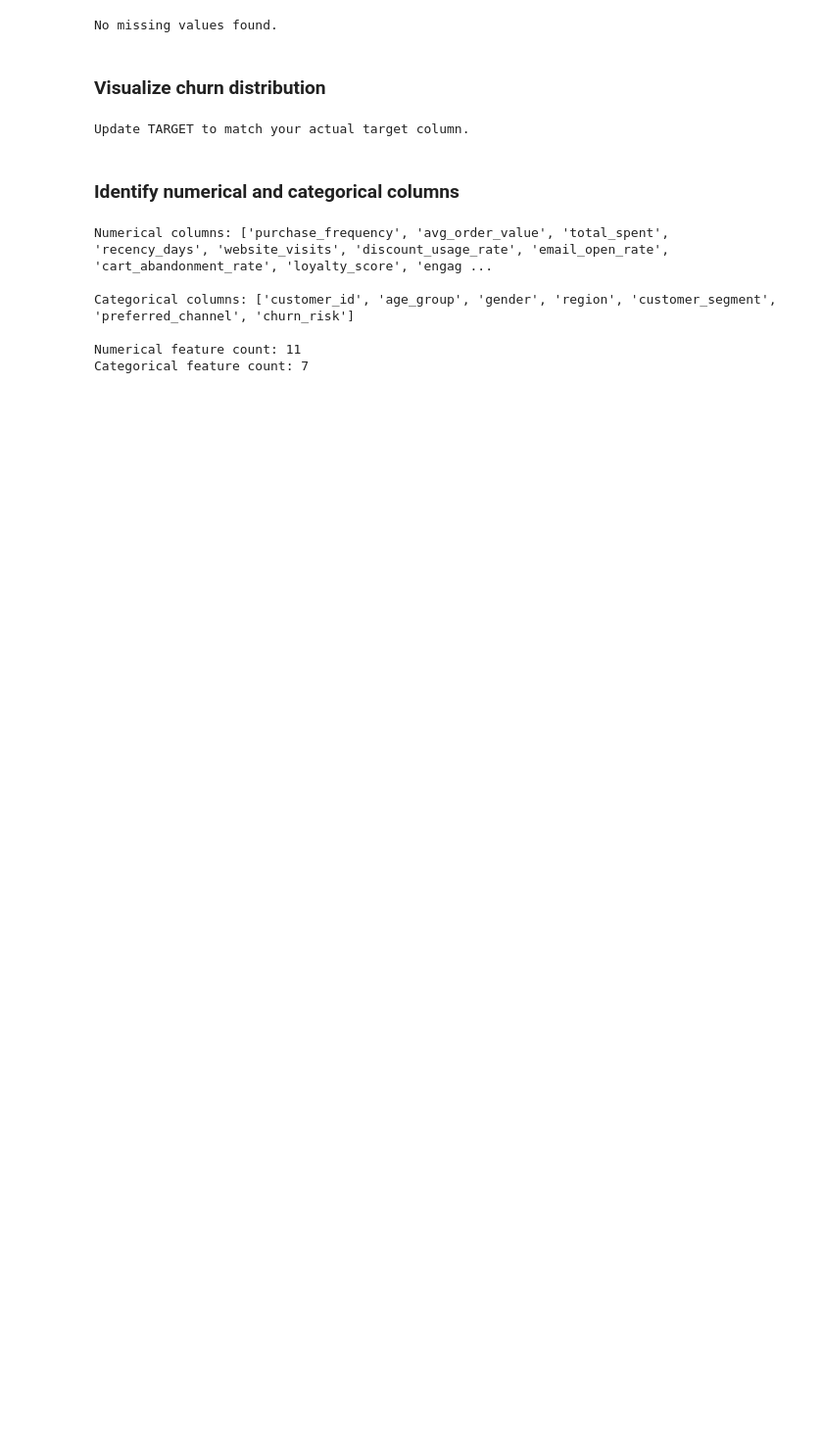
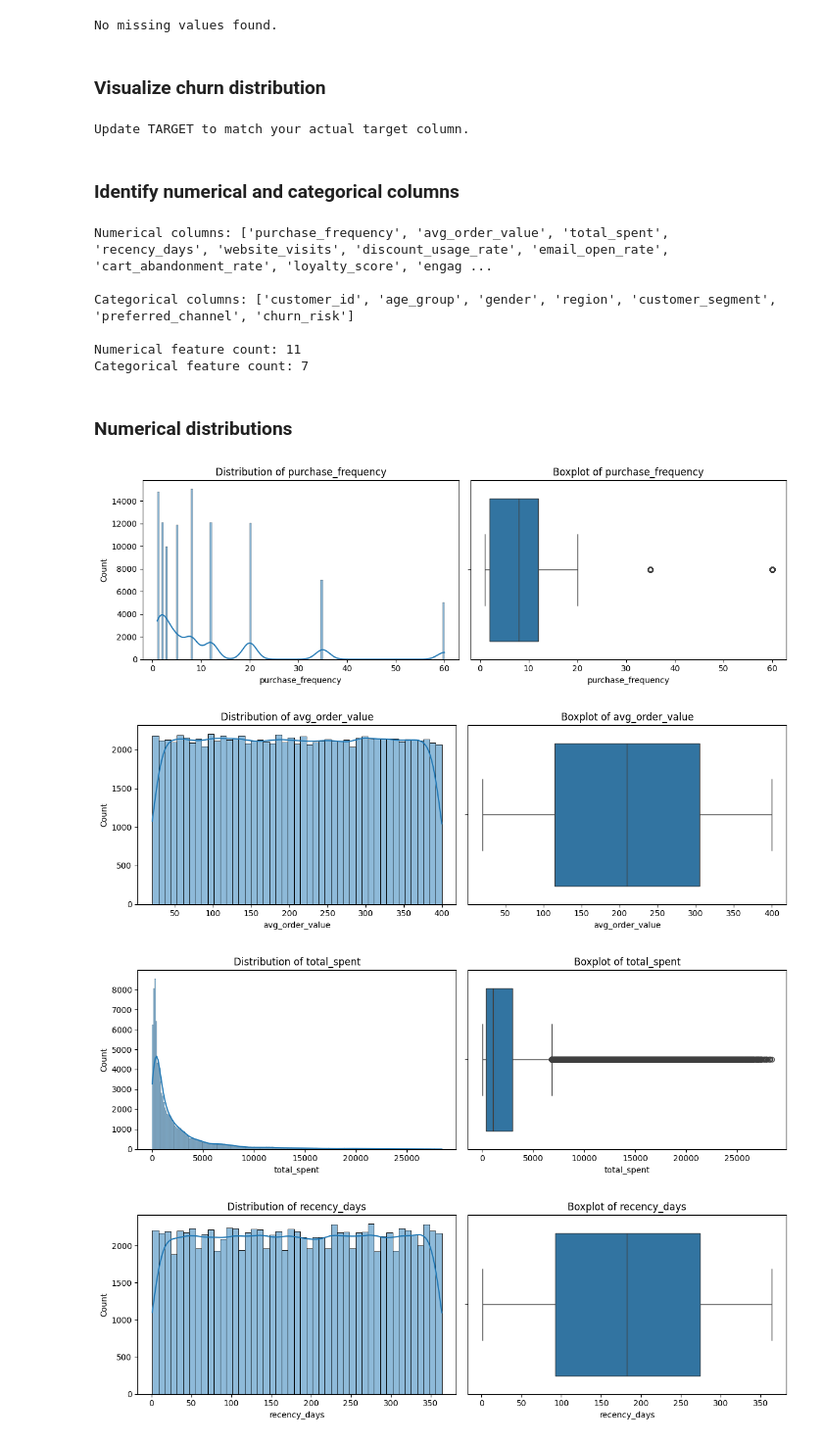
Before and after one commit to nehansa2003/AWS_Project, a Jupyter notebook: notebooks/EDA.ipynb, the cells around one changed output. Shown at 98% size. Drawn from its saved outputs; the diff is of its cells as text; code cells hidden in the pictures; blank space fills up the shorter version.

Commit message:
Numerical distributions visulaizations

```diff
--- a/notebooks/EDA.ipynb
+++ b/notebooks/EDA.ipynb
@@ -169,3 +169,23 @@ Categorical columns: ['customer_id', 'age_group', 'gender', 'region', 'customer_
 
 Numerical feature count: 11
 Categorical feature count: 7
+# %% [markdown]
+### Numerical distributions
+# %%
+import seaborn as sns
+for col in numeric_cols:
+    fig, axes = plt.subplots(1, 2, figsize=(12, 4))
+
+    sns.histplot(data=df, x=col, kde=True, ax=axes[0])
+    axes[0].set_title(f"Distribution of {col}")
+
+    sns.boxplot(data=df, x=col, ax=axes[1])
+    axes[1].set_title(f"Boxplot of {col}")
+
+    plt.tight_layout()
+    plt.show()
+# %% [output]
+[figure, added]
+[figure, added]
+[figure, added]
+[figure, added]
```
Also changed, not shown: parts of 1 cell of this notebook.
